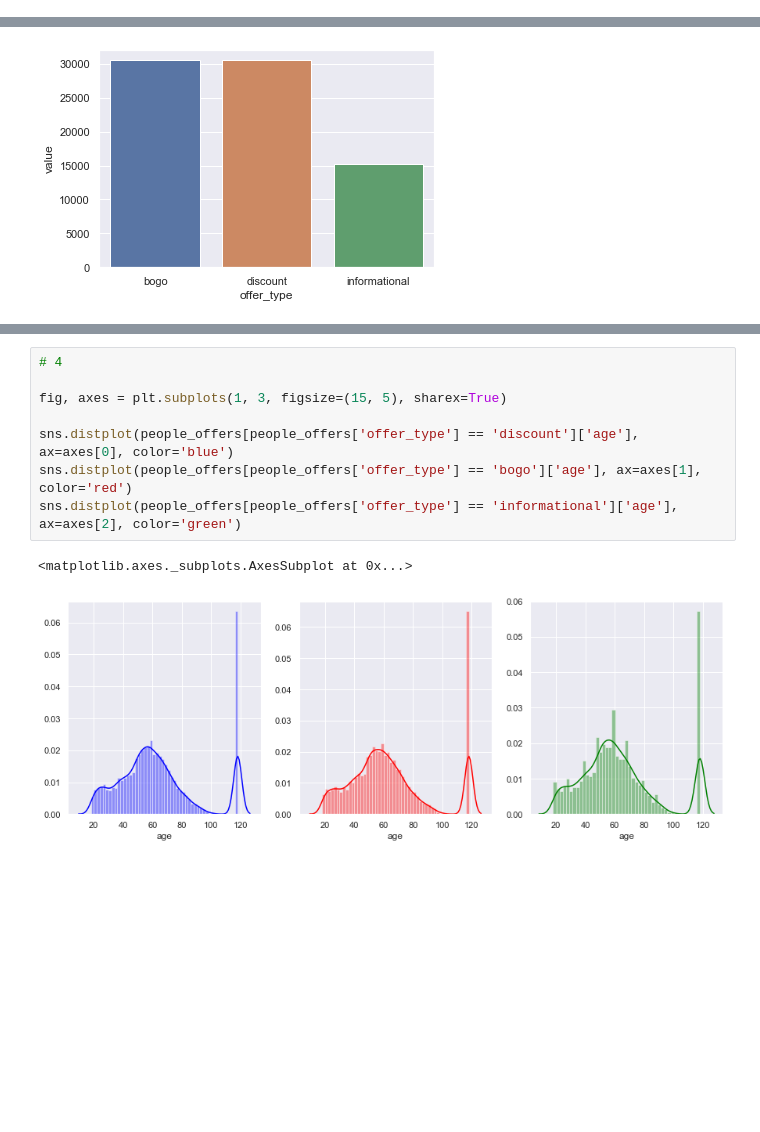
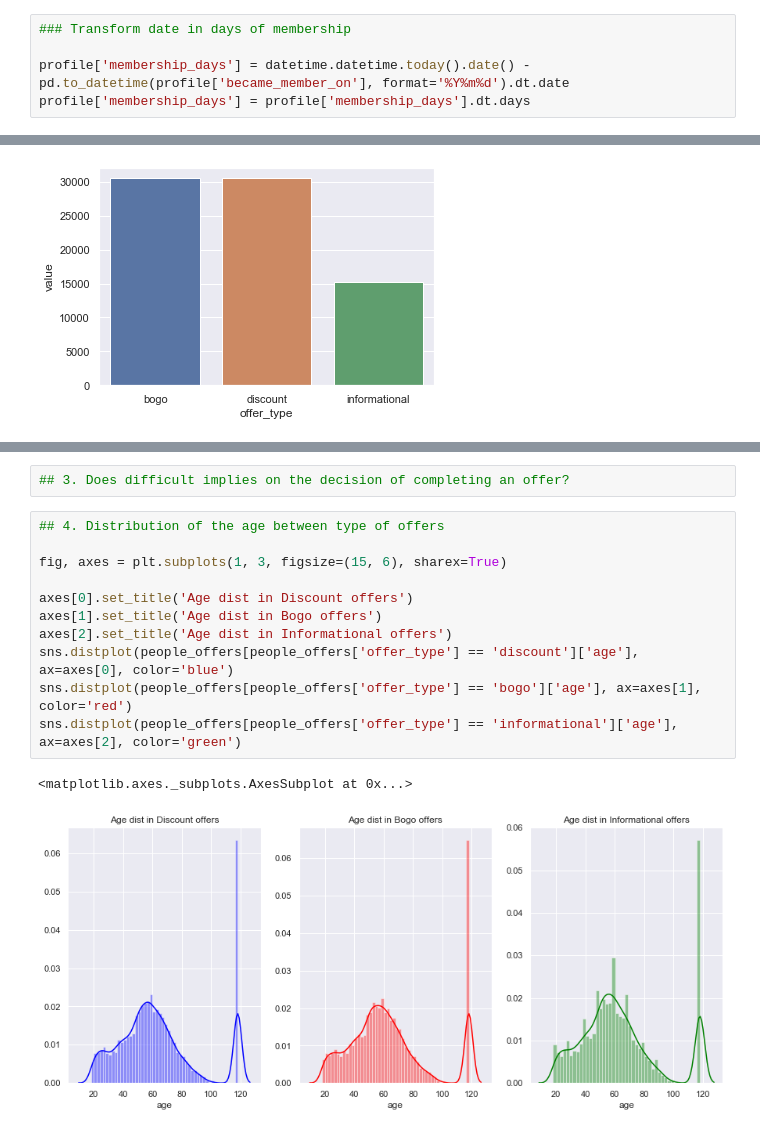
Before and after one commit to PyTcheu/Starbucks_Capstone, a Jupyter notebook: Starbucks_Capstone_notebook.ipynb, the cells around one changed output, grey strips where cells are left out. Cells and saved outputs as stored; diff of their text form; blank space fills up the shorter version.

```diff
--- a/Starbucks_Capstone_notebook.ipynb
+++ b/Starbucks_Capstone_notebook.ipynb
@@ -115,6 +116,11 @@ transcript.head()
 | 2 | e2127556f4f64592b11af22de27a7932 | offer received | {'offer id': '2906b810c7d4411798c... | 0 |
 | 3 | 8ec6ce2a7e7949b1bf142def7d0e0586 | offer received | {'offer id': 'fafdcd668e3743c1bb4... | 0 |
 | 4 | 68617ca6246f4fbc85e91a2a49552598 | offer received | {'offer id': '4d5c57ea9a6940dd891... | 0 |
+# %%
+### Transform date in days of membership
+
+profile['membership_days'] = datetime.datetime.today().date() - pd.to_datetime(profile['became_member_on'], format='%Y%m%d').dt.date
+profile['membership_days'] = profile['membership_days'].dt.days
 # %%
 ### Splitting transcript into 2 dataframes by type of event
 # %%
@@ -210,11 +283,16 @@ Name: offer_type, dtype: int64
+# %%
+## 3. Does difficult implies on the decision of completing an offer?
 # %%
-# 4
+## 4. Distribution of the age between type of offers
 
-fig, axes = plt.subplots(1, 3, figsize=(15, 5), sharex=True)
+fig, axes = plt.subplots(1, 3, figsize=(15, 6), sharex=True)
 
+axes[0].set_title('Age dist in Discount offers')
+axes[1].set_title('Age dist in Bogo offers')
+axes[2].set_title('Age dist in Informational offers')
 sns.distplot(people_offers[people_offers['offer_type'] == 'discount']['age'], ax=axes[0], color='blue')
 sns.distplot(people_offers[people_offers['offer_type'] == 'bogo']['age'], ax=axes[1], color='red')
 sns.distplot(people_offers[people_offers['offer_type'] == 'informational']['age'], ax=axes[2], color='green')
 # %% [output]
 <matplotlib.axes._subplots.AxesSubplot at 0x...>
-[figure, old version]
+[figure, new version]
```
Also changed, not shown: parts of 25 cells of this notebook.
